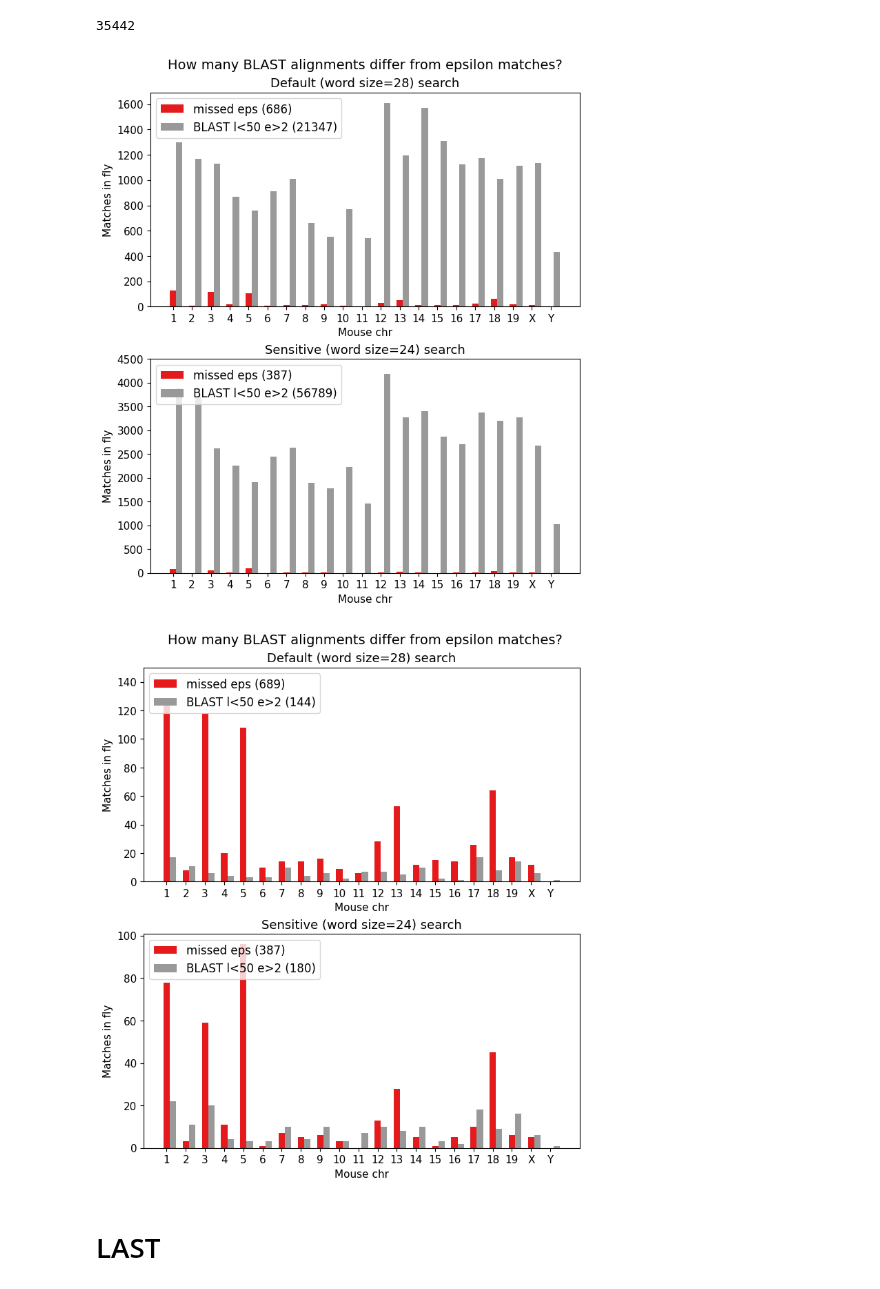
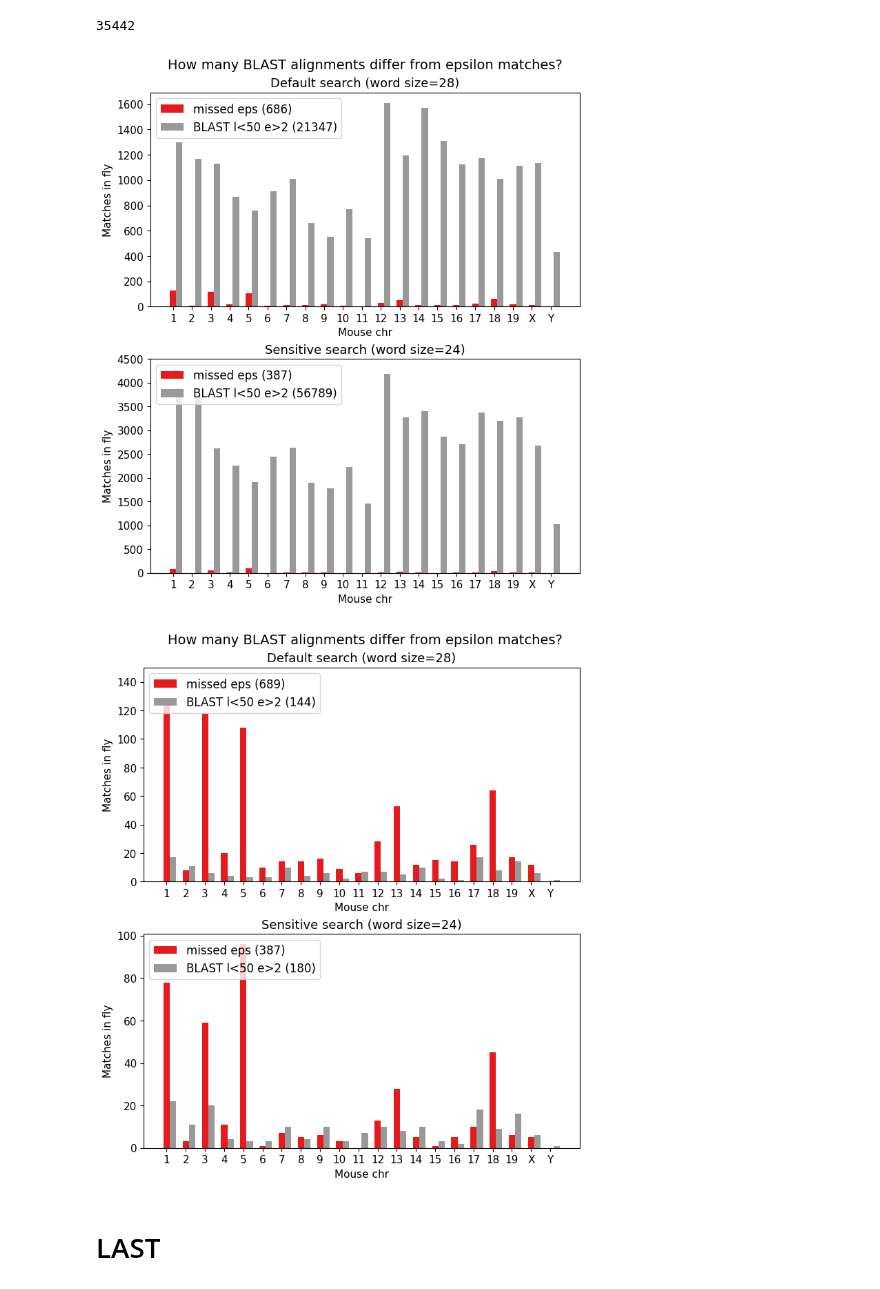
Before and after one commit to eaasna/DREAM-stellar-benchmark, a Jupyter notebook: work-python/missed-matches/What is missed.ipynb, the cells around one changed output. Saved outputs shown, nothing was run; the diff lists cells and outputs as text; code cells hidden in the pictures.

```diff
--- a/work-python/missed-matches/What is missed.ipynb
+++ b/work-python/missed-matches/What is missed.ipynb
@@ -155,7 +155,7 @@ def set_ax_plot(ax, df, tool, typename):
     multiplier += 1
 
     # Add some text for labels, title and custom x-axis tick labels, etc.
-    ax.set_title(typename + ' search')
+    ax.set_title(typename)
     ax.set_xticks(x + width, [str(x) for x in chromosomes])
     ax.set_xlabel("Mouse chr")
     ax.set_ylabel("Matches in fly")
@@ -185,22 +185,22 @@ np.sum(df["counts_fp"])
 # %%
 fig, (ax1, ax2) = plt.subplots(2, layout='constrained')
 fig.set_figheight(8)
 fig.set_figwidth(7)
 fig.suptitle('How many BLAST alignments differ from epsilon matches?', fontsize=MEDIUM_SIZE, x = 0.55)
 
 in_dir="k28_blast_vs_stellar_l50_e2"
 df = get_count_df(in_dir)
-set_ax_plot(ax1, df, "BLAST", "Default (word size=28)")
+set_ax_plot(ax1, df, "BLAST", "Default search (word size=28)")
 
 in_dir="k24_blast_vs_stellar_l50_e2"
 df = get_count_df(in_dir)
-set_ax_plot(ax2, df, "BLAST", "Sensitive (word size=24)")
+set_ax_plot(ax2, df, "BLAST", "Sensitive search (word size=24)")
 ax2.set_ylim(0, 4500)
 
 plt.savefig('blast_search.png', dpi = 500)
 plt.show()
 # %% [output]
-[figure, old version]
+[figure, new version]
 # %%
 fig, (ax1, ax2) = plt.subplots(2, layout='constrained')
 fig.set_figheight(8)
@@ -209,18 +209,18 @@ fig.suptitle('How many BLAST alignments differ from epsilon matches?', fontsize=
 
 in_dir="e1e-5_k28_blast_vs_stellar_l50_e2"
 df = get_count_df(in_dir)
-set_ax_plot(ax1, df, "BLAST", "Default (word size=28)")
+set_ax_plot(ax1, df, "BLAST", "Default search (word size=28)")
 ax1.set_ylim(0, 150)
 
 in_dir="e1e-5_k24_blast_vs_stellar_l50_e2"
 df = get_count_df(in_dir)
-set_ax_plot(ax2, df, "BLAST", "Sensitive (word size=24)")
+set_ax_plot(ax2, df, "BLAST", "Sensitive search (word size=24)")
 ax1.set_ylim(0, 150)
 
 plt.savefig('e1e-5_blast_search.png', dpi = 500)
 plt.show()
 # %% [output]
-[figure, old version]
+[figure, new version]
 # %% [markdown]
 # LAST
 # %%
```
Also changed, not shown: parts of 2 cells of this notebook.
